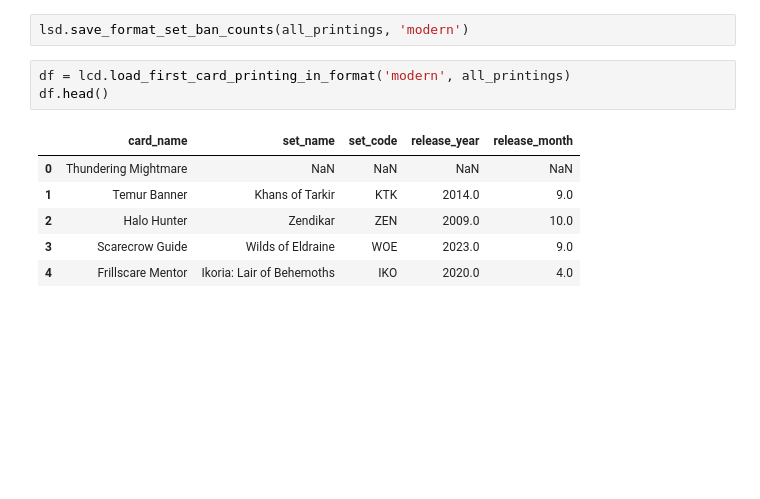
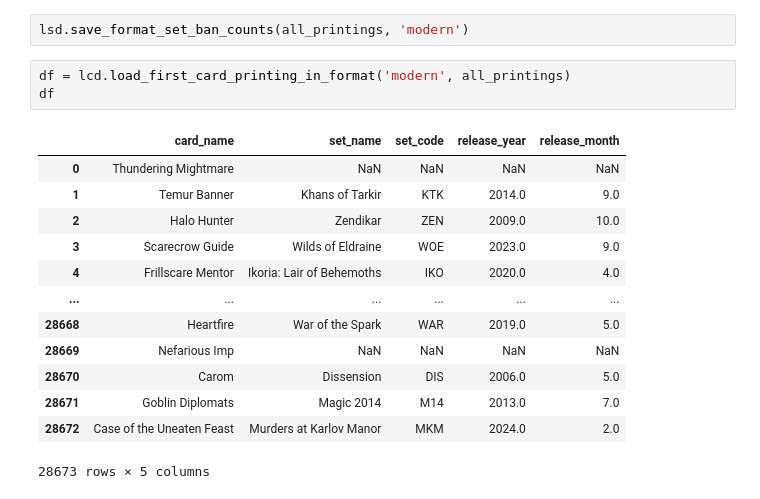
Before and after one commit to caseyforey/DS-final-CForey-Jbourds, a Jupyter notebook: sets.ipynb, the cells around one changed output. Saved outputs shown, nothing was run; the diff lists cells and outputs as text; blank space fills up the shorter version.

```diff
--- a/sets.ipynb
+++ b/sets.ipynb
@@ -32,14 +38,21 @@ all_printings: dict = load_utils.load_json_data(all_printings_filepath)
 lsd.save_format_set_ban_counts(all_printings, 'modern')
 # %%
 df = lcd.load_first_card_printing_in_format('modern', all_printings)
-df.head()
+df
 # %% [output]
 |  | card_name | set_name | set_code | release_year | release_month |
 | 0 | Thundering Mightmare | NaN | NaN | NaN | NaN |
 | 1 | Temur Banner | Khans of Tarkir | KTK | 2014.0 | 9.0 |
 | 2 | Halo Hunter | Zendikar | ZEN | 2009.0 | 10.0 |
 | 3 | Scarecrow Guide | Wilds of Eldraine | WOE | 2023.0 | 9.0 |
 | 4 | Frillscare Mentor | Ikoria: Lair of Behemoths | IKO | 2020.0 | 4.0 |
+| ... | ... | ... | ... | ... | ... |
+| 28668 | Heartfire | War of the Spark | WAR | 2019.0 | 5.0 |
+| 28669 | Nefarious Imp | NaN | NaN | NaN | NaN |
+| 28670 | Carom | Dissension | DIS | 2006.0 | 5.0 |
+| 28671 | Goblin Diplomats | Magic 2014 | M14 | 2013.0 | 7.0 |
+| 28672 | Case of the Uneaten Feast | Murders at Karlov Manor | MKM | 2024.0 | 2.0 |
+28673 rows × 5 columns
 # %%
 # Augmenting set data with tournament data and number of banend cards
 set_card_usages_and_bans: pd.DataFrame = lsd.load_augmented_set_data(all_printings, 'modern')
```
Also changed, not shown: parts of 4 cells of this notebook, 21 other files.
